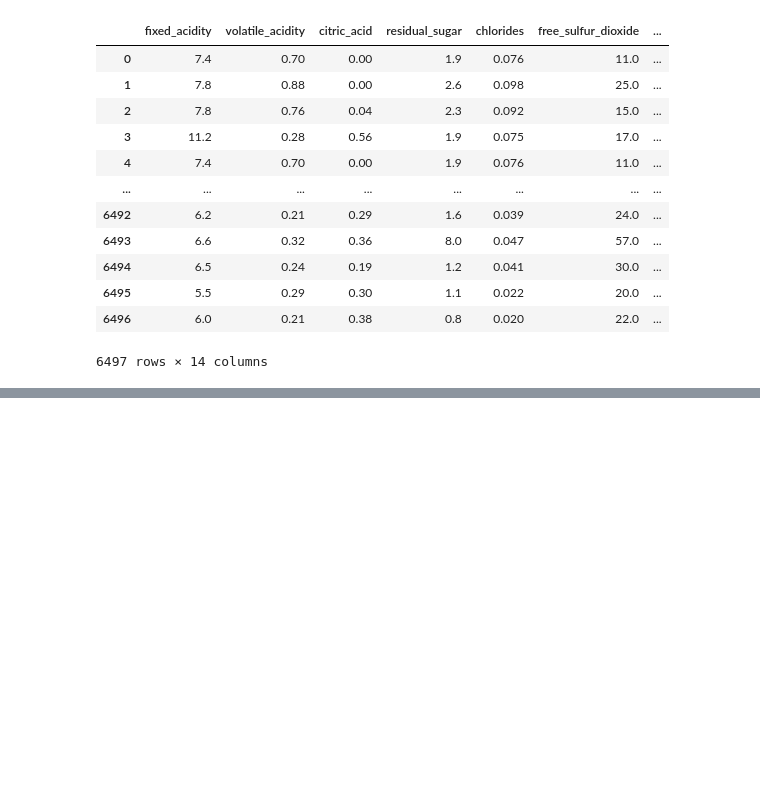
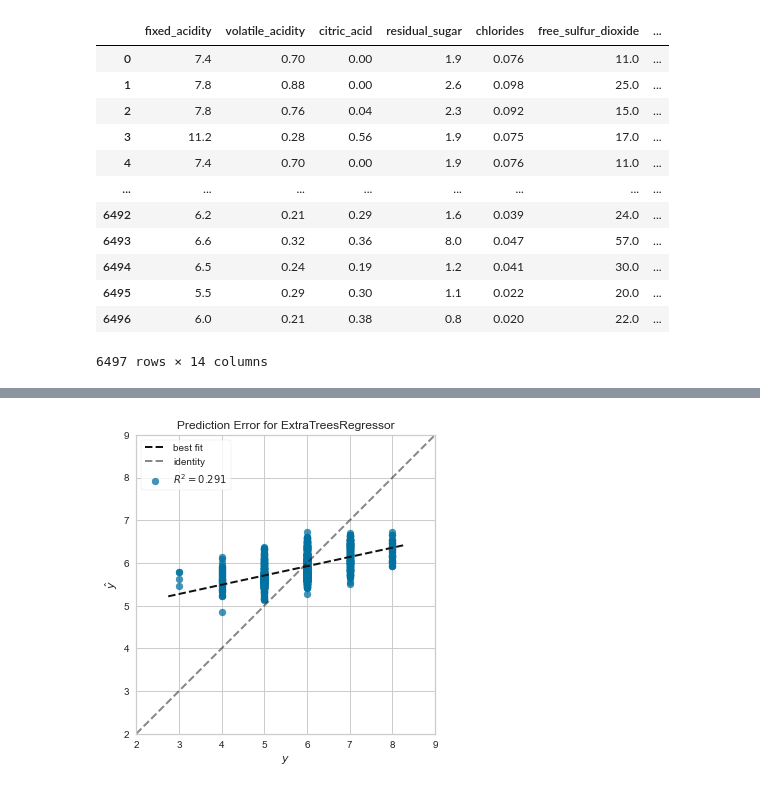
Before and after one commit to isdicely/Project-3, a Jupyter notebook: data_survey.ipynb, the cells around one changed output, grey strips where cells are left out. Drawn from its saved outputs; the diff is of its cells as text; code cells hidden in the pictures; blank space fills up the shorter version.

```diff
--- a/data_survey.ipynb
+++ b/data_survey.ipynb
@@ -22,0 +172,2 @@ wine_df
+# %%
+et = create_model('et')
@@ -22,0 +224,3 @@ wine_df
+# %%
+# Tune a model for whites
+tuned_et = tune_model(et)
@@ -22,0 +257,6 @@ wine_df
+# %%
+
+# Plot model for white wines
+plot_model(tuned_et, plot = 'error')
+# %% [output]
+[figure, added]
```
Also changed, not shown: parts of 17 cells of this notebook.
